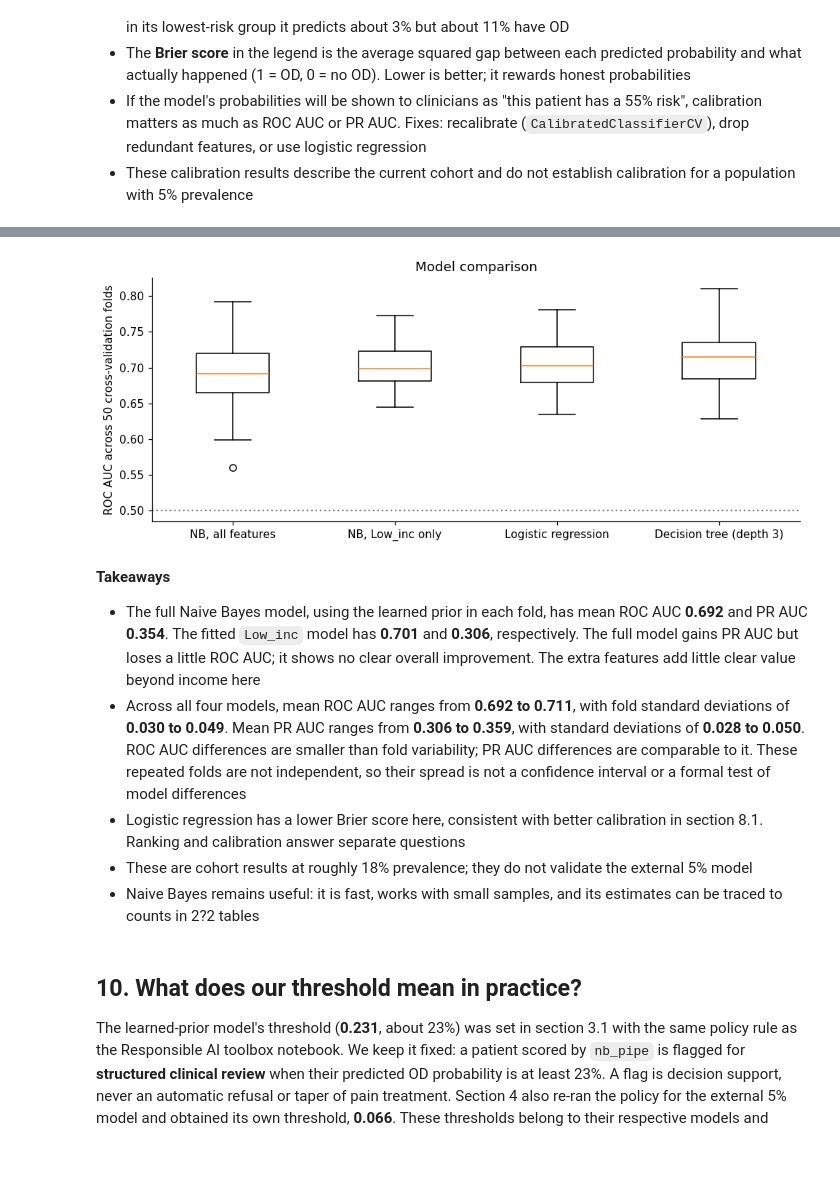
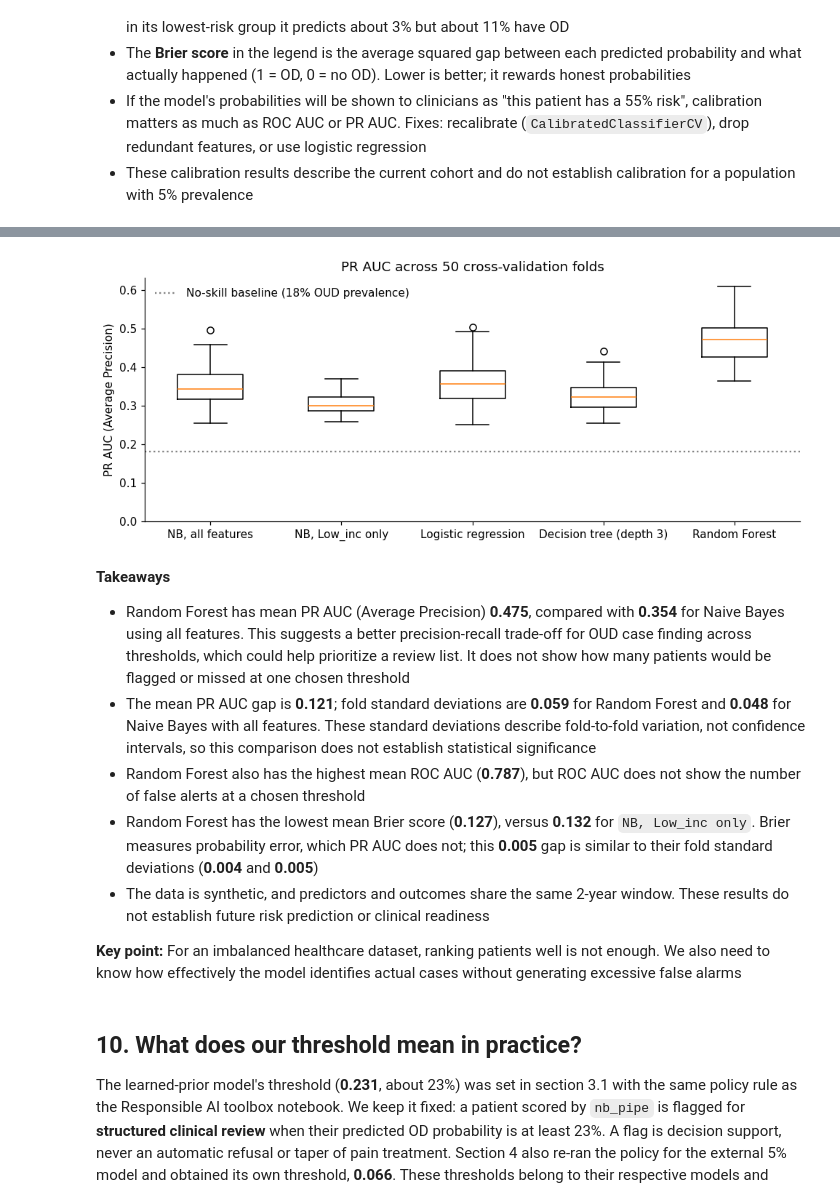
Before and after one commit to IE-ML-for-Healthcare/Bayesian-in-HC, a Jupyter notebook: 04_naive_bayes_opioid_demo_v2.ipynb, the cells around one changed output, grey strips where cells are left out. Cells and saved outputs as stored; diff of their text form; code cells hidden in the pictures; blank space fills up the shorter version.

```diff
--- a/04_naive_bayes_opioid_demo_v2.ipynb
+++ b/04_naive_bayes_opioid_demo_v2.ipynb
@@ -885,20 +982,36 @@ models = {
     "Logistic regression": lr_pipe,
     "Decision tree (depth 3)": Pipeline([("prep", preprocess),
                                          ("dt", DecisionTreeClassifier(max_depth=3, min_samples_leaf=20, random_state=0))]),
+    "Random Forest": Pipeline([("prep", preprocess),
+                               ("rf", RandomForestClassifier(n_estimators=200, max_depth=5,
+                                                             min_samples_leaf=10, random_state=0,
+                                                             n_jobs=-1))]),
 }
+
+# Materialize the folds once so every model sees identical train/test patients
 rcv = RepeatedStratifiedKFold(n_splits=5, n_repeats=10, random_state=0)
-res = {n: cross_validate(m, X, y, cv=rcv, scoring=["roc_auc", "average_precision", "neg_brier_score"])
+cv_splits = list(rcv.split(X, y))
+res = {n: cross_validate(m, X, y, cv=cv_splits,
+                         scoring=["roc_auc", "average_precision", "neg_brier_score"])
        for n, m in models.items()}
 
-summary = pd.DataFrame({n: {"ROC AUC": r["test_roc_auc"].mean(), "ROC AUC sd": r["test_roc_auc"].std(),
-                            "PR AUC": r["test_average_precision"].mean(),
+summary = pd.DataFrame({n: {"PR AUC (Average Precision)": r["test_average_precision"].mean(),
                             "PR AUC sd": r["test_average_precision"].std(),
-                            "Brier (lower=better)": -r["test_neg_brier_score"].mean()} for n, r in res.items()}).T
+                            "ROC AUC": r["test_roc_auc"].mean(),
+                            "ROC AUC sd": r["test_roc_auc"].std(),
+                            "Brier score (lower=better)": -r["test_neg_brier_score"].mean(),
+                            "Brier score sd": r["test_neg_brier_score"].std()} for n, r in res.items()}).T
 display(summary.style.format(precision=3))
 
 fig, ax = plt.subplots(figsize=(9, 3.8))
-ax.boxplot([r["test_roc_auc"] for r in res.values()])
+ax.boxplot([r["test_average_precision"] for r in res.values()])
 ax.set_xticks(range(1, len(res) + 1), list(res))
-ax.axhline(.5, c="grey", ls=":"); ax.set(ylabel="ROC AUC across 50 cross-validation folds", title="Model comparison")
+baseline = y.mean()
+ax.axhline(baseline, c="grey", ls=":",
+           label=f"No-skill baseline ({baseline:.0%} OUD prevalence)")
+ax.set_ylim(bottom=0)
+ax.set(ylabel="PR AUC (Average Precision)",
+       title="PR AUC across 50 cross-validation folds")
+ax.legend(frameon=False, loc="upper left")
 plt.tight_layout(); plt.show()
 # %% [output]
@@ -910,12 +1024,14 @@ plt.tight_layout(); plt.show()
-[figure, old version]
+[figure, new version]
 # %% [markdown]
 **Takeaways**
 
-- The full Naive Bayes model, using the learned prior in each fold, has mean ROC AUC **0.692** and PR AUC **0.354**. The fitted `Low_inc` model has **0.701** and **0.306**, respectively. The full model gains PR AUC but loses a little ROC AUC; it shows no clear overall improvement. The extra features add little clear value beyond income here
-- Across all four models, mean ROC AUC ranges from **0.692 to 0.711**, with fold standard deviations of **0.030 to 0.049**. Mean PR AUC ranges from **0.306 to 0.359**, with standard deviations of **0.028 to 0.050**. ROC AUC differences are smaller than fold variability; PR AUC differences are comparable to it. These repeated folds are not independent, so their spread is not a confidence interval or a formal test of model differences
-- Logistic regression has a lower Brier score here, consistent with better calibration in section 8.1. Ranking and calibration answer separate questions
-- These are cohort results at roughly 18% prevalence; they do not validate the external 5% model
-- Naive Bayes remains useful: it is fast, works with small samples, and its estimates can be traced to counts in 2?2 tables
+- Random Forest has mean PR AUC (Average Precision) **0.475**, compared with **0.354** for Naive Bayes using all features. This suggests a better precision-recall trade-off for OUD case finding across thresholds, which could help prioritize a review list. It does not show how many patients would be flagged or missed at one chosen threshold
+- The mean PR AUC gap is **0.121**; fold standard deviations are **0.059** for Random Forest and **0.048** for Naive Bayes with all features. These standard deviations describe fold-to-fold variation, not confidence intervals, so this comparison does not establish statistical significance
+- Random Forest also has the highest mean ROC AUC (**0.787**), but ROC AUC does not show the number of false alerts at a chosen threshold
+- Random Forest has the lowest mean Brier score (**0.127**), versus **0.132** for `NB, Low_inc only`. Brier measures probability error, which PR AUC does not; this **0.005** gap is similar to their fold standard deviations (**0.004** and **0.005**)
+- The data is synthetic, and predictors and outcomes share the same 2-year window. These results do not establish future risk prediction or clinical readiness
+
+**Key point:** For an imbalanced healthcare dataset, ranking patients well is not enough. We also need to know how effectively the model identifies actual cases without generating excessive false alarms
 # %% [markdown]
 ## 10. What does our threshold mean in practice?
 
```
Also changed, not shown: parts of 11 cells of this notebook.
